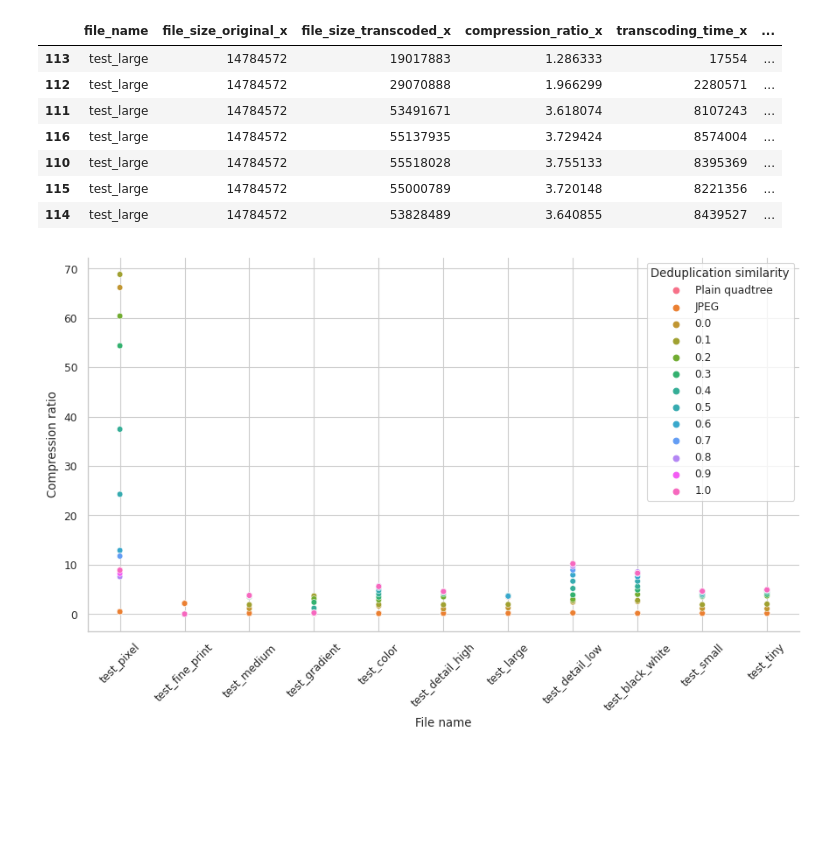
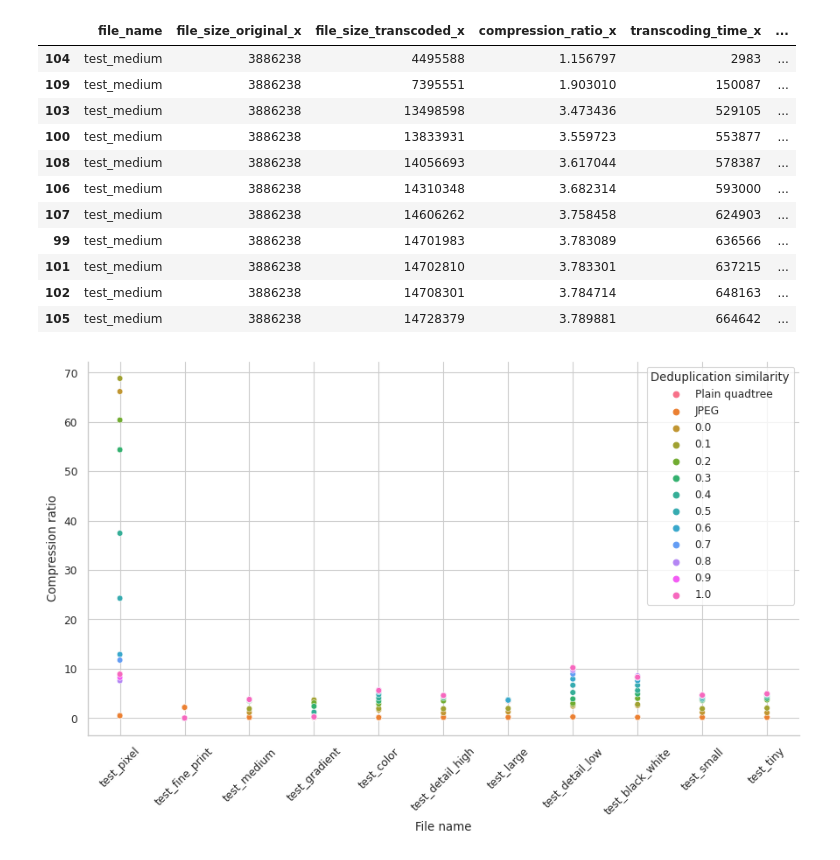
Before and after one commit to xaverhimmelsbach/quadtree-block-compression-visualization, a Jupyter notebook: visualization_scripts/visualize_deduplication.ipynb, the cells around one changed output. Drawn from its saved outputs; the diff is of its cells as text; code cells hidden in the pictures; blank space fills up the shorter version.

```diff
--- a/visualization_scripts/visualize_deduplication.ipynb
+++ b/visualization_scripts/visualize_deduplication.ipynb
@@ -10,22 +10,26 @@ sns.set_context('paper')
 # %%
 # Load data
 df = pd.read_csv('../data/deduplication.csv')
 df_plain_run = pd.read_csv('../data/plain_run.csv')
 df_jpeg = pd.read_csv('../data/jpeg.csv')
 
 # _x = deduplication, _y = jpeg, rest = plain run
 df_merged = pd.merge(pd.merge(df, df_jpeg, on='file_name'), df_plain_run, on='file_name')
 
-df_merged[df_merged['file_name'] == 'test_large'].sort_values(['similarity'])
+df_merged[df_merged['file_name'] == 'test_medium'].sort_values(['transcoding_time_x'])
 # %% [output]
 |  | file_name | file_size_original_x | file_size_transcoded_x | compression_ratio_x | transcoding_time_x | ... |
-| 113 | test_large | 14784572 | 19017883 | 1.286333 | 17554 | ... |
-| 112 | test_large | 14784572 | 29070888 | 1.966299 | 2280571 | ... |
-| 111 | test_large | 14784572 | 53491671 | 3.618074 | 8107243 | ... |
-| 116 | test_large | 14784572 | 55137935 | 3.729424 | 8574004 | ... |
-| 110 | test_large | 14784572 | 55518028 | 3.755133 | 8395369 | ... |
-| 115 | test_large | 14784572 | 55000789 | 3.720148 | 8221356 | ... |
-| 114 | test_large | 14784572 | 53828489 | 3.640855 | 8439527 | ... |
+| 104 | test_medium | 3886238 | 4495588 | 1.156797 | 2983 | ... |
+| 109 | test_medium | 3886238 | 7395551 | 1.903010 | 150087 | ... |
+| 103 | test_medium | 3886238 | 13498598 | 3.473436 | 529105 | ... |
+| 100 | test_medium | 3886238 | 13833931 | 3.559723 | 553877 | ... |
+| 108 | test_medium | 3886238 | 14056693 | 3.617044 | 578387 | ... |
+| 106 | test_medium | 3886238 | 14310348 | 3.682314 | 593000 | ... |
+| 107 | test_medium | 3886238 | 14606262 | 3.758458 | 624903 | ... |
+| 99 | test_medium | 3886238 | 14701983 | 3.783089 | 636566 | ... |
+| 101 | test_medium | 3886238 | 14702810 | 3.783301 | 637215 | ... |
+| 102 | test_medium | 3886238 | 14708301 | 3.784714 | 648163 | ... |
+| 105 | test_medium | 3886238 | 14728379 | 3.789881 | 664642 | ... |
 # %%
 # Compression ratio
 df_sorted = df_merged.sort_values('similarity')
```
Also changed, not shown: 6 other files.
